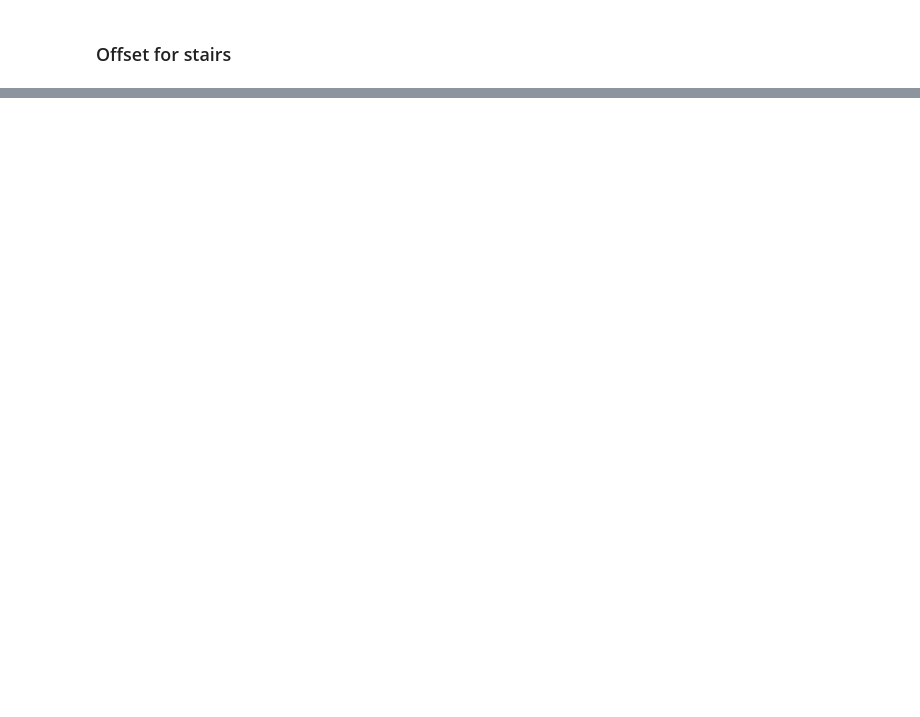
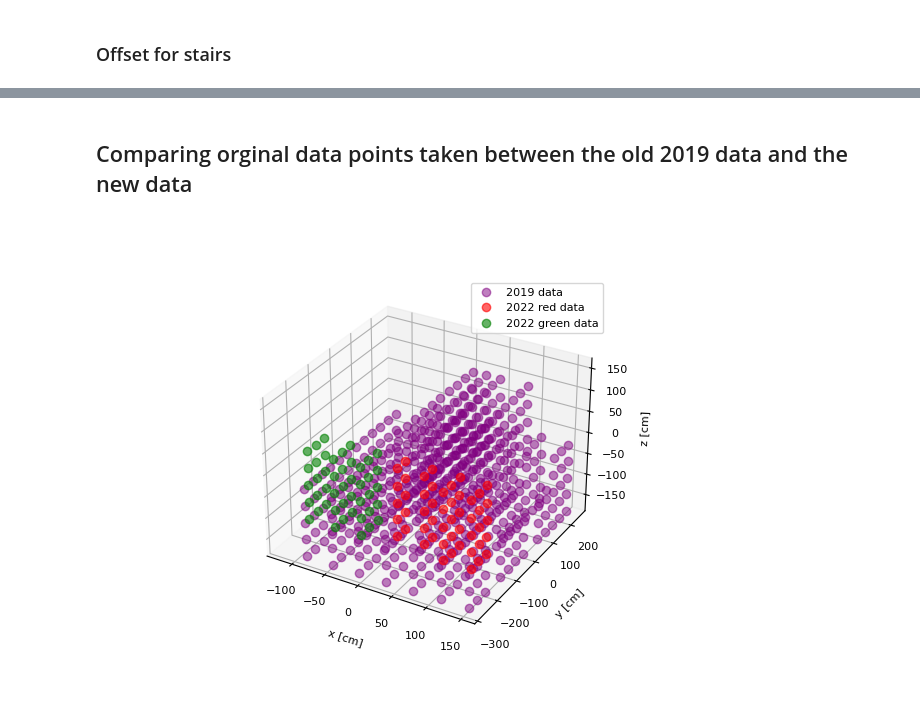
Before and after one commit to eklem1/MesonMagMapping, a Jupyter notebook: Fall_2022/QuickLookAtData.ipynb, the cells around one changed output, grey strips where cells are left out. Saved outputs shown, nothing was run; the diff lists cells and outputs as text; code cells hidden in the pictures; blank space fills up the shorter version.

```diff
--- a/Fall_2022/QuickLookAtData.ipynb
+++ b/Fall_2022/QuickLookAtData.ipynb
@@ -285,0 +289,2 @@ B(15, 0.7, .6)
+# %% [markdown]
+## Comparing orginal data points taken between the old 2019 data and the new data
@@ -285,0 +316,45 @@ B(15, 0.7, .6)
+# %%
+dfRed_cor = pd.read_csv('Sept23_data/20220923_153158_Red_RUN1_cor.csv')
+dfRed_cor['datetime'] = pd.to_datetime(dfRed_cor['datetime'], format='%Y%m%d_%H%M%S')
+
+dfGreen_cor = pd.read_csv('Sept23_data/20220923_170313_Green_RUN3_cor.csv')
+dfGreen_cor['datetime'] = pd.to_datetime(dfGreen_cor['datetime'], format='%Y%m%d_%H%M%S')
+# %%
+# dfRed_cor = dfRed
+L_red = np.array([ 813.5939,   -1636.6933,  751.818])/10 #cm
+
+dfRed_cor['x'] = dfRed_cor.x +L_red[0]
+dfRed_cor['y'] = dfRed_cor.y+L_red[1]
+dfRed_cor['z'] = dfRed_cor.z +L_red[2]-275
+
+# dfGreen_cor = dfGreen
+    #reference point used (L), relative to center of MSR (but z of this origin was on the floor)
+L_green = np.array([-812.072,    -1635.7079 , 751.7235])/10 #cm
+
+dfGreen_cor['x'] = dfGreen_cor.x +L_green[0]
+dfGreen_cor['y'] = dfGreen_cor.y+L_green[1]
+dfGreen_cor['z'] = dfGreen_cor.z +L_green[2]-275
+
+# df_new_all  = dfRed_cor.append(dfGreen_cor)
+# %%
+%matplotlib widget
+
+fig = plt.figure()
+ax1 = fig.add_subplot(1,1,1, projection='3d')
+ax1.plot(df_all['x'], df_all['y'], df_all['z'], linestyle=' ', label='2019 data', marker='o', color='purple', alpha=0.5)
+
+ax1.plot(dfRed_cor['x'], dfRed_cor['y'], dfRed_cor['z'], linestyle='',
+         label='2022 red data', marker='o', color='r', alpha=0.6)
+ax1.plot(dfGreen_cor['x'], dfGreen_cor['y'], dfGreen_cor['z'], linestyle='',
+         label='2022 green data', marker='o', color='g', alpha=0.6)
+
+# ax1.view_init(elev=27, azim=106)
+ax1.legend()
+
+ax1.set_xlabel('x [cm]')
+ax1.set_ylabel('y [cm]')
+ax1.set_zlabel('z [cm]')
+
+plt.show()
+# %% [output]
+[figure, added]
```
Also changed, not shown: parts of 10 cells of this notebook, 4 other files.
